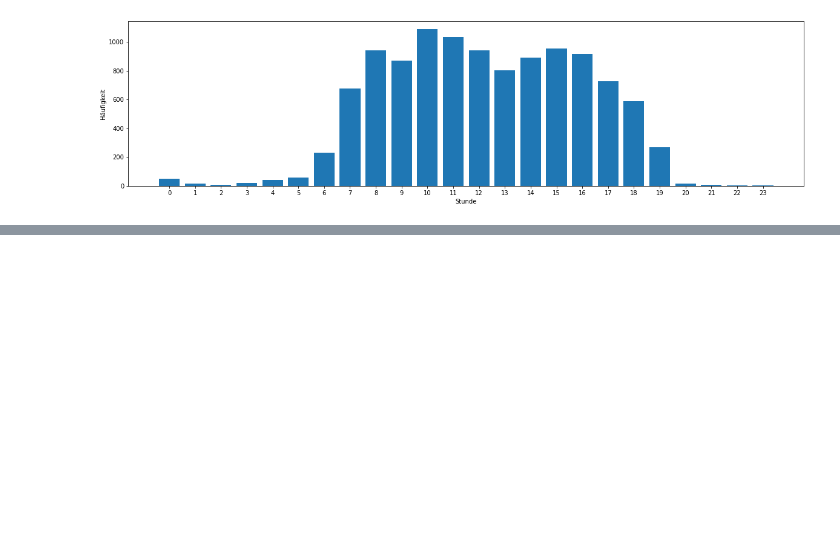
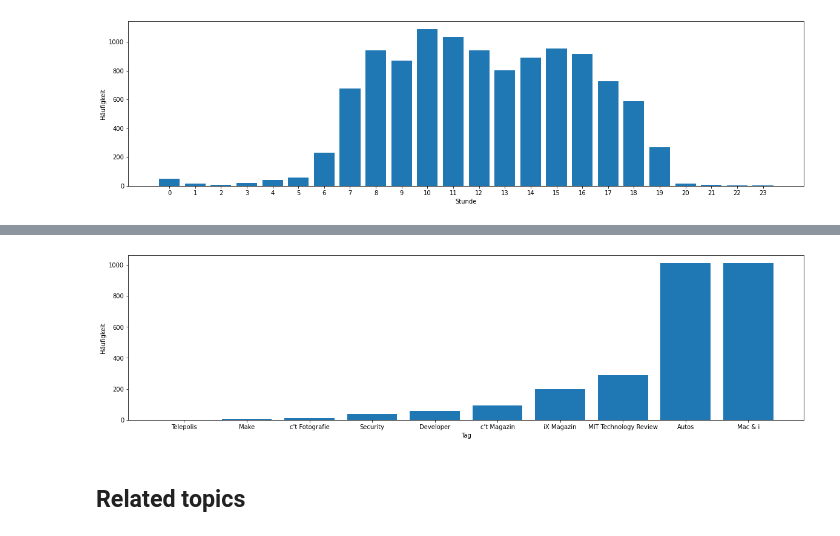
Before and after one commit to Chr1st1anG/NLP, a Jupyter notebook: Exploartion.ipynb, the cells around one changed output, grey strips where cells are left out. Saved outputs shown, nothing was run; the diff lists cells and outputs as text; code cells hidden in the pictures; blank space fills up the shorter version.

```diff
--- a/Exploartion.ipynb
+++ b/Exploartion.ipynb
@@ -177,0 +182,2 @@ plt.show()
+# %%
+tags = [tag for article in articles for tag in article["brandig"]]
@@ -177,0 +207,5 @@ plt.show()
+# %%
+tag_frequencies = {}
+for tag in tags:
+    tag_frequencies[tag] = tag_frequencies.get(tag,0)+1
+tag_frequencies = {key: value for (key, value) in sorted(tag_frequencies.items(), key=lambda x: x[1], reverse=True)}
@@ -177,0 +225,12 @@ plt.show()
+# %%
+plt.figure(figsize=(20,5))
+plt.bar(range(len(tag_frequencies)), list(tag_frequencies.values()), align='center')
+plt.xticks(range(len(tag_frequencies)), list(tag_frequencies.keys()))
+plt.xlabel('Tag')
+plt.ylabel('Häufigkeit')
+plt.gca().invert_xaxis()
+plt.show()
+# %% [output]
+[figure, added]
+# %% [markdown]
+## Related topics
```
Also changed, not shown: parts of 5 cells of this notebook.
